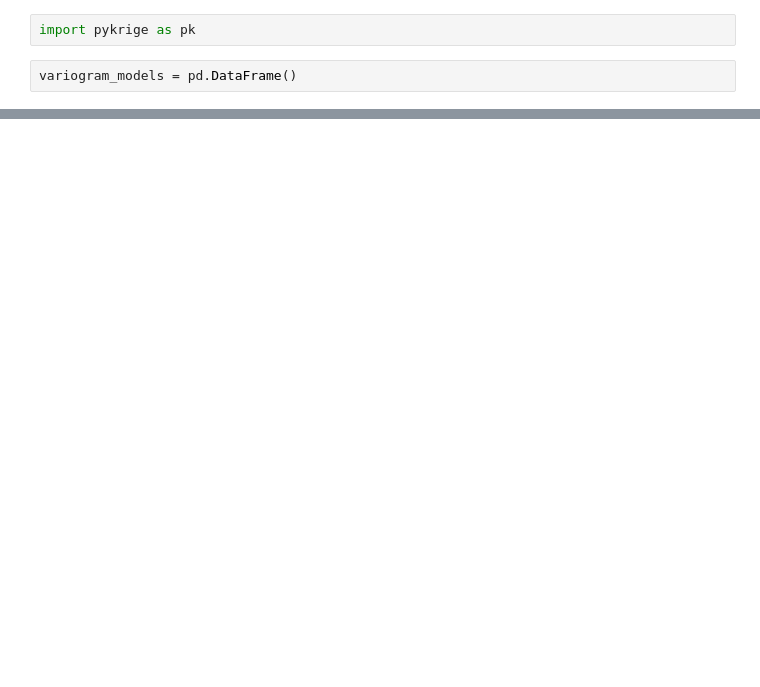
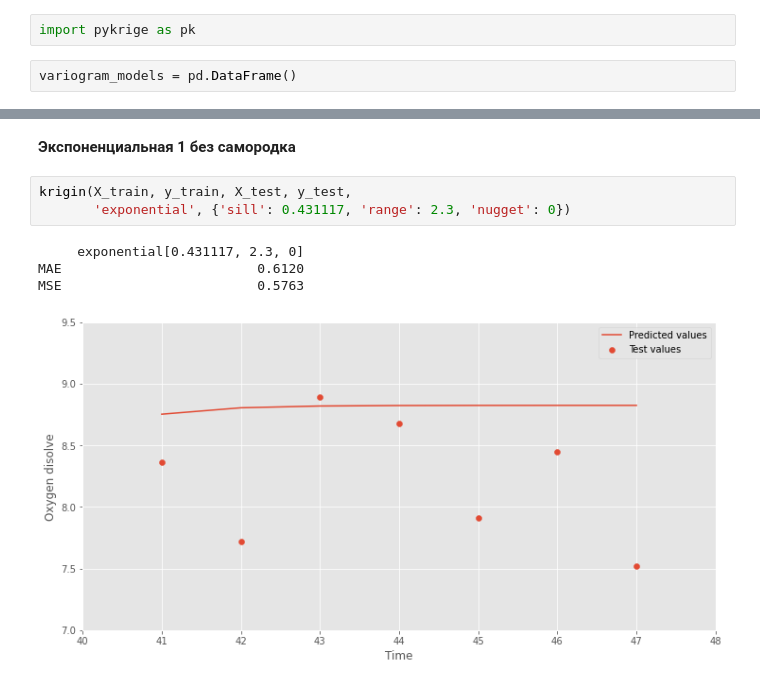
Before and after one commit to nktrn/oxygen_dissolve, a Jupyter notebook: Course work.ipynb, the cells around one changed output, grey strips where cells are left out. Saved outputs shown, nothing was run; the diff lists cells and outputs as text; blank space fills up the shorter version.

```diff
--- a/Course work.ipynb
+++ b/Course work.ipynb
@@ -376,0 +441,10 @@ models_view(variogram_models)
+# %% [markdown]
+**Экспоненциальная 1 без самородка**
+# %%
+krigin(X_train, y_train, X_test, y_test,
+       'exponential', {'sill': 0.431117, 'range': 2.3, 'nugget': 0})
+# %% [output]
+     exponential[0.431117, 2.3, 0]
+MAE                         0.6120
+MSE                         0.5763
+[figure, added]
```
Also changed, not shown: parts of 51 cells of this notebook.
